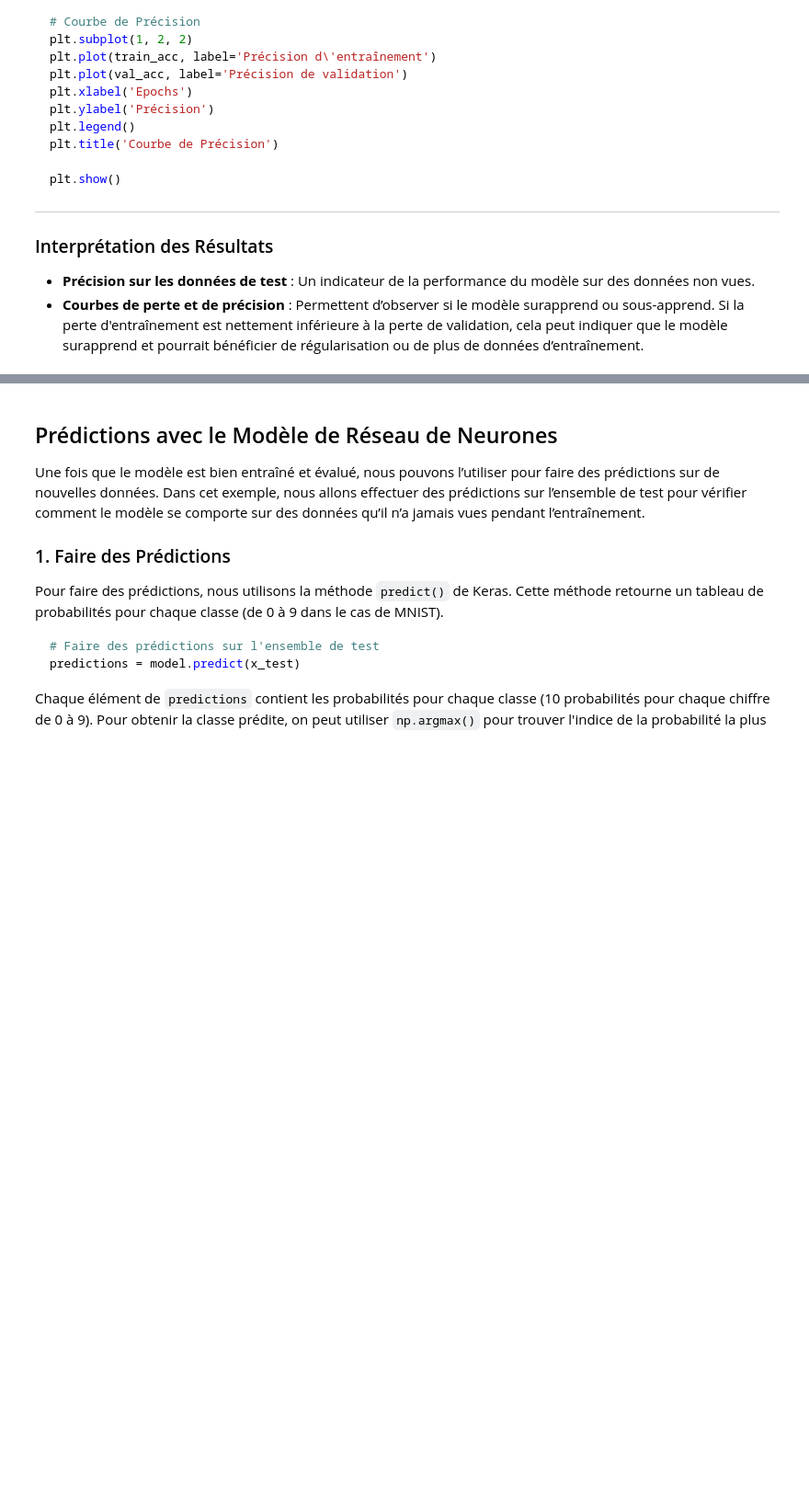
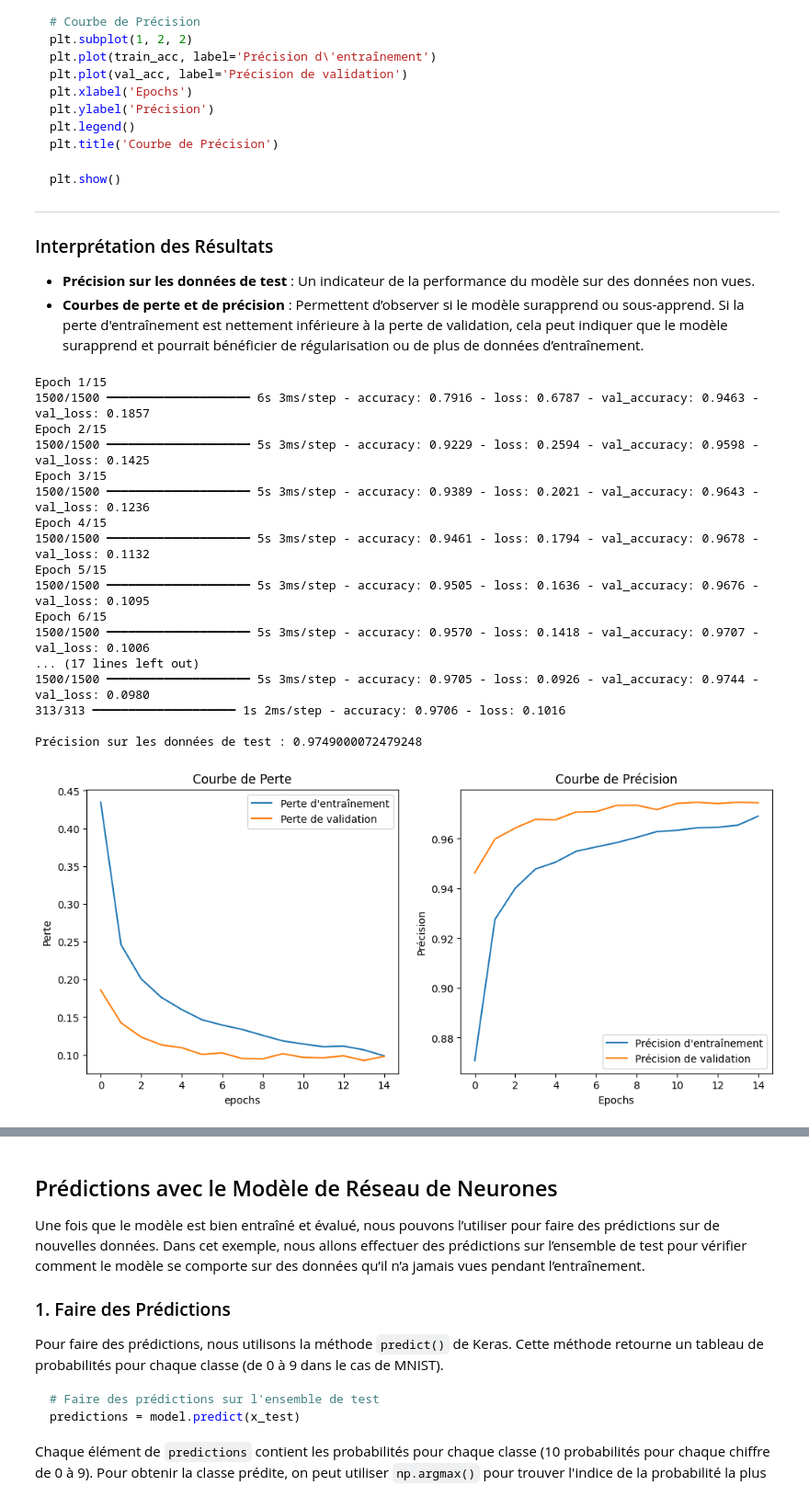
Before and after one commit to TonyVallad/Simplon, a Jupyter notebook: Notebooks/TensorFlow/A_04_03_Intro_MLP_TF.ipynb, the cells around one changed output, grey strips where cells are left out. Shown at 92% size. Saved outputs shown, nothing was run; the diff lists cells and outputs as text; code cells hidden in the pictures; blank space fills up the shorter version.

```diff
--- a/Notebooks/TensorFlow/A_04_03_Intro_MLP_TF.ipynb
+++ b/Notebooks/TensorFlow/A_04_03_Intro_MLP_TF.ipynb
@@ -478,7 +545,59 @@ plt.show()
 - **Précision sur les données de test** : Un indicateur de la performance du modèle sur des données non vues.
 - **Courbes de perte et de précision** : Permettent d’observer si le modèle surapprend ou sous-apprend. Si la perte d'entraînement est nettement inférieure à la perte de validation, cela peut indiquer que le modèle surapprend et pourrait bénéficier de régularisation ou de plus de données d’entraînement.
 # %%
-# A vous de jouer
+# Entraînement du modèle
+history = model.fit(x_train, y_train, epochs=15, validation_split=0.2)
+
+# Évaluation du modèle
+test_loss, test_acc = model.evaluate(x_test, y_test)
+print('\nPrécision sur les données de test :', test_acc)
+
+# Visualisation des courbes d'entraînement et de validation
+train_loss = history.history['loss']
+val_loss = history.history['val_loss']
+train_acc = history.history['accuracy']
+val_acc = history.history['val_accuracy']
+
+plt.figure(figsize=(12, 5))
+
+# Courbe de Perte
+plt.subplot(1, 2, 1)
+plt.plot(train_loss, label='Perte d\'entraînement')
+plt.plot(val_loss, label='Perte de validation')
+plt.xlabel('epochs')
+plt.ylabel('Perte')
+plt.legend()
+plt.title('Courbe de Perte')
+
+# Courbe de Précision
+plt.subplot(1, 2, 2)
+plt.plot(train_acc, label='Précision d\'entraînement')
+plt.plot(val_acc, label='Précision de validation')
+plt.xlabel('Epochs')
+plt.ylabel('Précision')
+plt.legend()
+plt.title('Courbe de Précision')
+
+plt.show()
+# %% [output]
+Epoch 1/15
+1500/1500 ━━━━━━━━━━━━━━━━━━━━ 6s 3ms/step - accuracy: 0.7916 - loss: 0.6787 - val_accuracy: 0.9463 - val_loss: 0.1857
+Epoch 2/15
+1500/1500 ━━━━━━━━━━━━━━━━━━━━ 5s 3ms/step - accuracy: 0.9229 - loss: 0.2594 - val_accuracy: 0.9598 - val_loss: 0.1425
+Epoch 3/15
+1500/1500 ━━━━━━━━━━━━━━━━━━━━ 5s 3ms/step - accuracy: 0.9389 - loss: 0.2021 - val_accuracy: 0.9643 - val_loss: 0.1236
+Epoch 4/15
+1500/1500 ━━━━━━━━━━━━━━━━━━━━ 5s 3ms/step - accuracy: 0.9461 - loss: 0.1794 - val_accuracy: 0.9678 - val_loss: 0.1132
+Epoch 5/15
+1500/1500 ━━━━━━━━━━━━━━━━━━━━ 5s 3ms/step - accuracy: 0.9505 - loss: 0.1636 - val_accuracy: 0.9676 - val_loss: 0.1095
+Epoch 6/15
+1500/1500 ━━━━━━━━━━━━━━━━━━━━ 5s 3ms/step - accuracy: 0.9570 - loss: 0.1418 - val_accuracy: 0.9707 - val_loss: 0.1006
+... (17 lines left out)
+1500/1500 ━━━━━━━━━━━━━━━━━━━━ 5s 3ms/step - accuracy: 0.9705 - loss: 0.0926 - val_accuracy: 0.9744 - val_loss: 0.0980
+313/313 ━━━━━━━━━━━━━━━━━━━━ 1s 2ms/step - accuracy: 0.9706 - loss: 0.1016
+
+Précision sur les données de test : 0.9749000072479248
+[figure, added]
 # %% [markdown]
 ### Overfitting
 
```
Also changed, not shown: parts of 5 cells of this notebook.
